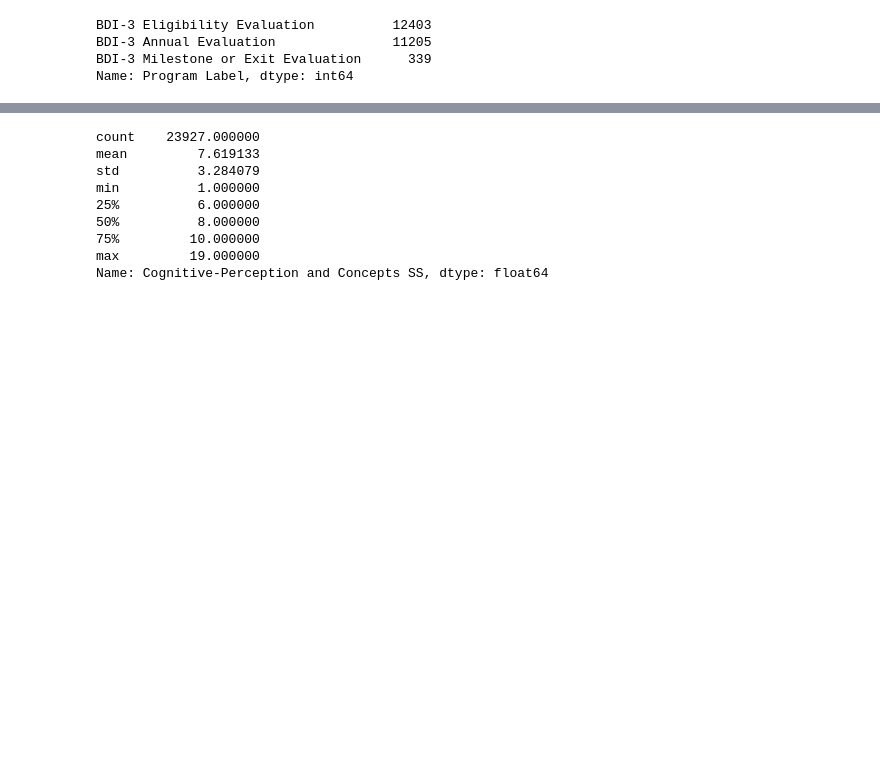
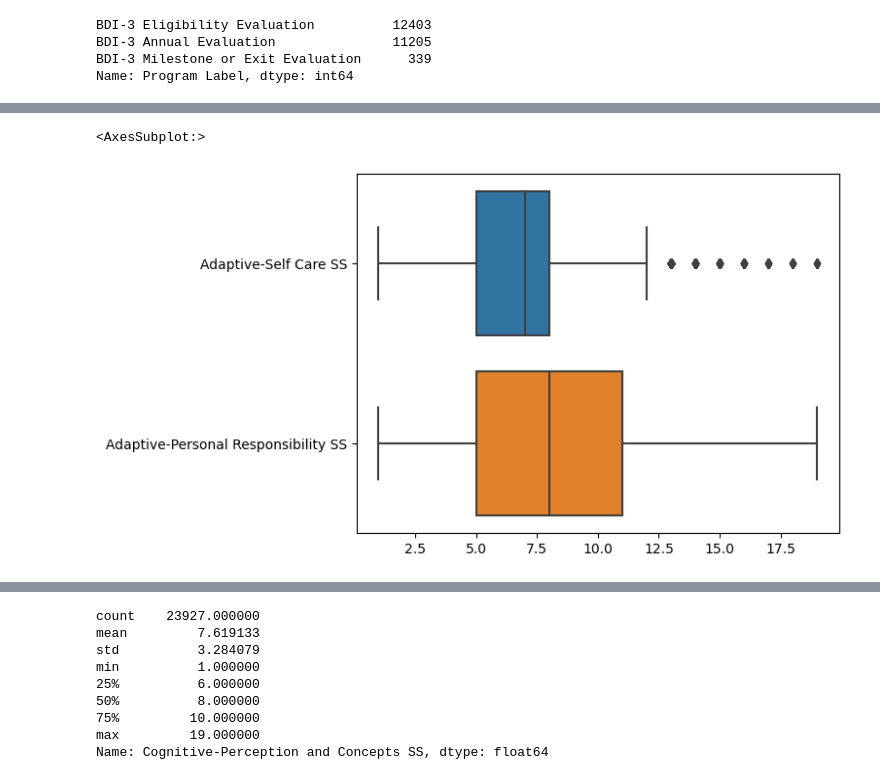
Before and after one commit to NSS-Full-Time-Data-Analytics-11/teis-project-bently, a Jupyter notebook: Teis proj.ipynb, the cells around one changed output, grey strips where cells are left out. Saved outputs shown, nothing was run; the diff lists cells and outputs as text; code cells hidden in the pictures; blank space fills up the shorter version.

```diff
--- a/Teis proj.ipynb
+++ b/Teis proj.ipynb
@@ -71,0 +94,5 @@ teis_df.head()
+# %%
+sns.boxplot(data=score_adp, orient='h')
+# %% [output]
+<AxesSubplot:>
+[figure, added]
```
Also changed, not shown: parts of 31 cells of this notebook, 1 other file.
